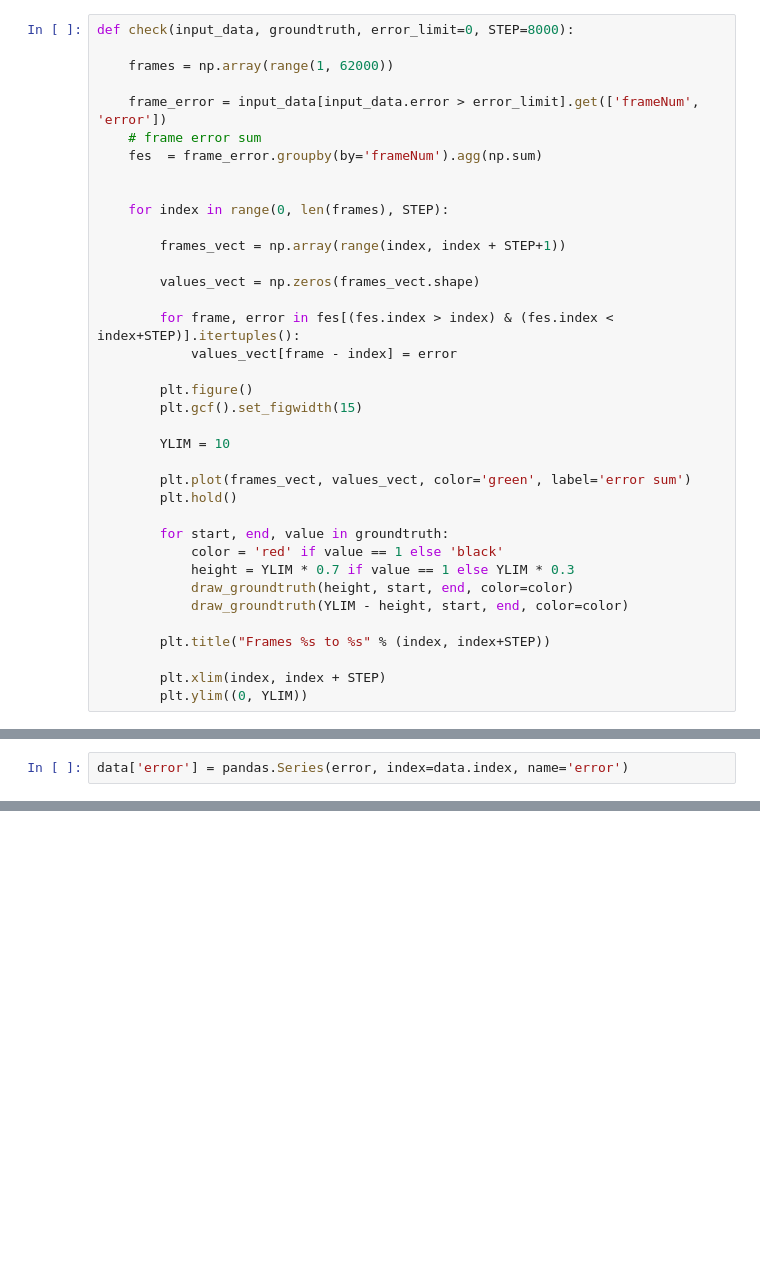
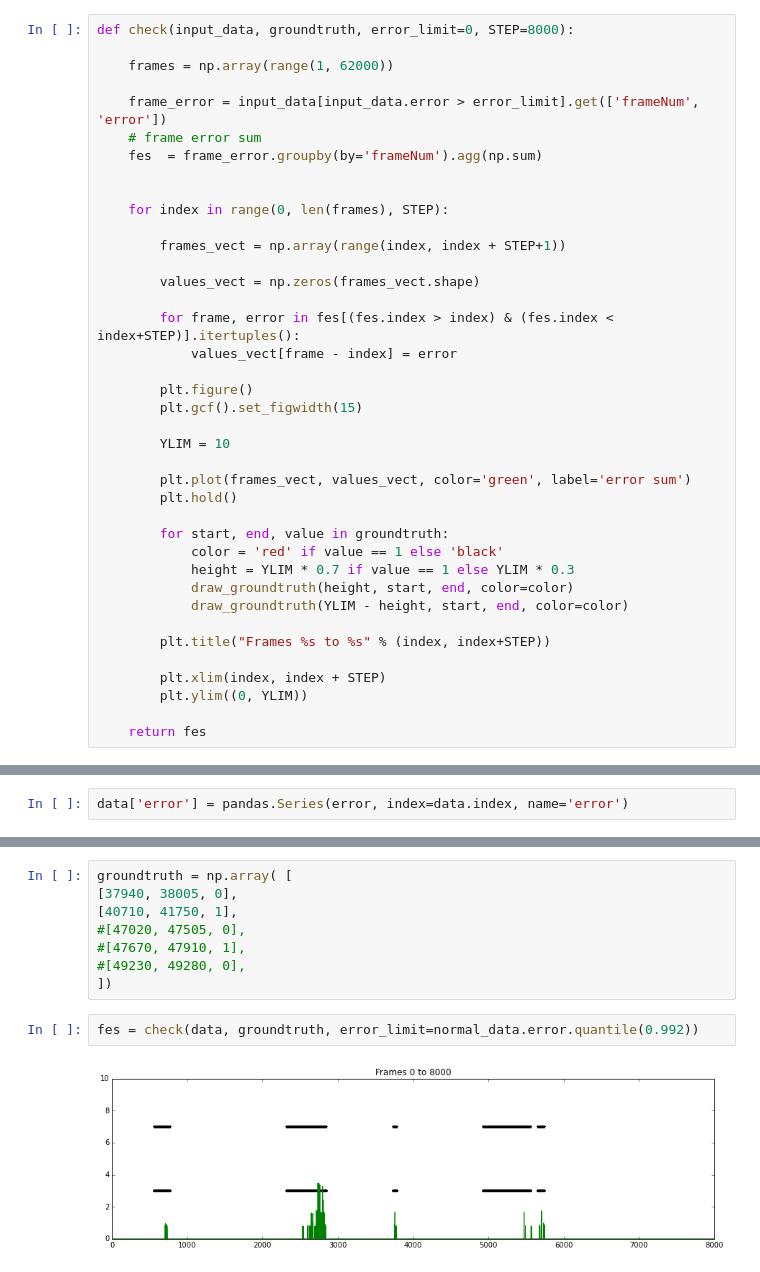
Before and after one commit to ingenieroariel/thesis, a Jupyter notebook: notes/034-visual-mbh-online-lars.ipynb, the cells around one changed output, grey strips where cells are left out. Cells and saved outputs as stored; diff of their text form; blank space fills up the shorter version.

```diff
--- a/notes/034-visual-mbh-online-lars.ipynb
+++ b/notes/034-visual-mbh-online-lars.ipynb
@@ -169,4 +169,6 @@ def check(input_data, groundtruth, error_limit=0, STEP=8000):
 
         plt.xlim(index, index + STEP)
         plt.ylim((0, YLIM))
+
+    return fes
 # %% [markdown]
@@ -390,0 +387,12 @@ draw_trajectories('../../subway_exit_turnstiles.avi', data, groundtruth, '../../
+# %%
+groundtruth = np.array( [
+[37940, 38005, 0],
+[40710, 41750, 1],
+#[47020, 47505, 0],
+#[47670, 47910, 1],
+#[49230, 49280, 0],
+])
+# %%
+fes = check(data, groundtruth, error_limit=normal_data.error.quantile(0.992))
+# %% [output]
+[figure, added]
```
Also changed, not shown: parts of 23 cells of this notebook, 1 other file.
